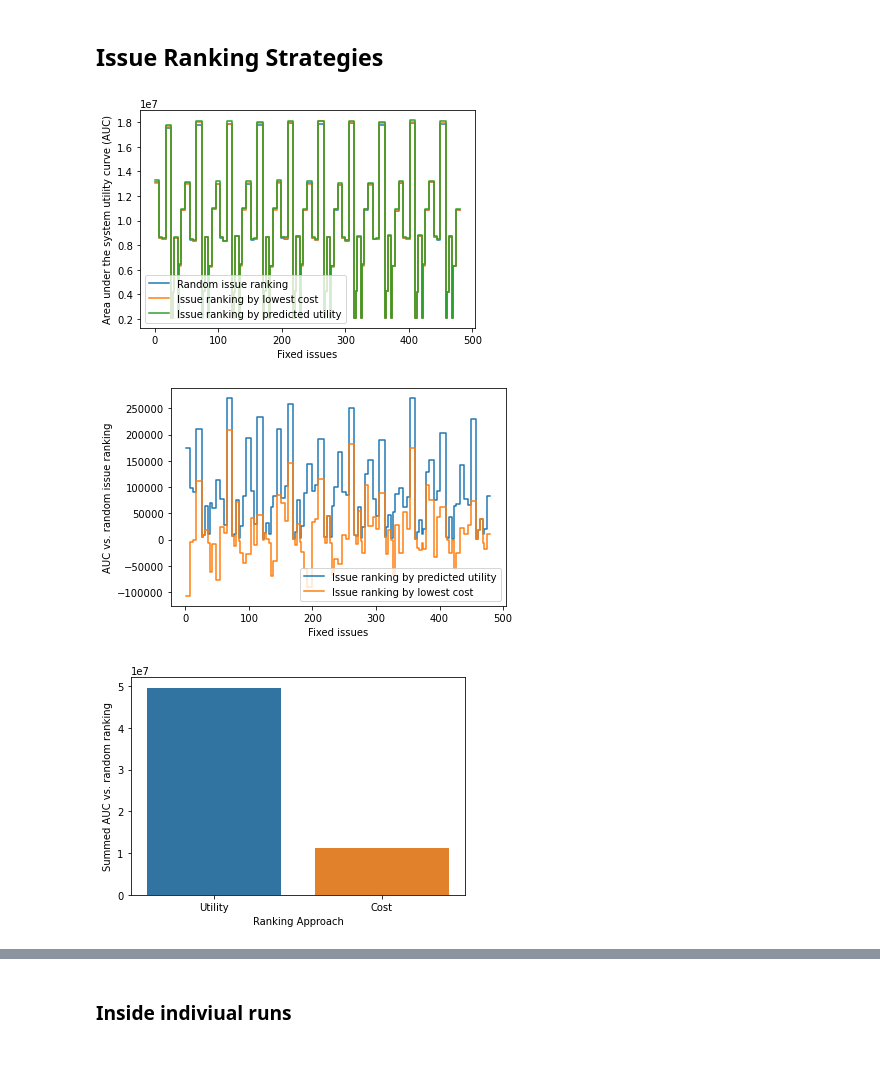
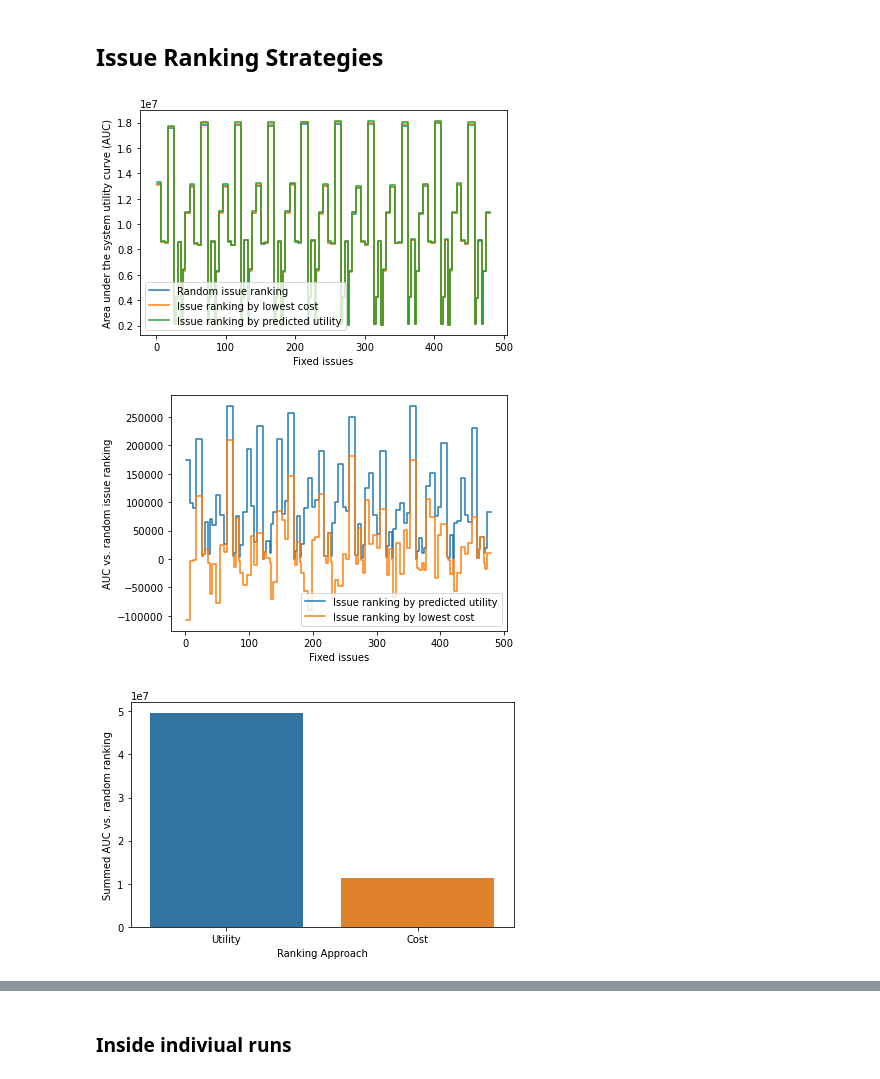
Before and after one commit to Phimanu/MachineLearningControl, a Jupyter notebook: mrubis_controller/performance_plots.ipynb, the cells around one changed output, grey strips where cells are left out. Cells and saved outputs as stored; diff of their text form; code cells hidden in the pictures.

Commit message:
Fix some bugs in plots

```diff
--- a/mrubis_controller/performance_plots.ipynb
+++ b/mrubis_controller/performance_plots.ipynb
@@ -19,9 +19,6 @@ highest_cost_df = pd.read_csv(controller_output / '100_runs_highest_utility.csv'
 random_cost_dfs = []
 for random_run in controller_output.glob('100_runs_random_utility*.csv'):
     random_cost_dfs.append(pd.read_csv(random_run))
-# %%
-for df in [lowest_cost_df, highest_cost_df, random_cost_df]:
-    df.loc[~df['predicted_optimal_utility'].isna(), 'rule_costs'] = df.loc[~df['predicted_optimal_utility'].isna(), 'rule_costs'].apply(literal_eval)
 # %% [markdown]
 ## Rule Picking Strategies (for choosing action per issue)
 # %%
@@ -91,20 +88,22 @@ for df in [low_u_estimates_df, low_c_estimates_df, low_r_estimates_df]:
 # %%
 fig, ax = plt.subplots()#figsize=(10,5))
 sns.lineplot(x='fixed_issues', y='auc', data=low_r_estimates_df, ax=ax, ci=None, label='Random issue ranking', drawstyle='steps')
 sns.lineplot(x='fixed_issues', y='auc', data=low_c_estimates_df, ax=ax, ci=None, label='Issue ranking by lowest cost', drawstyle='steps')
 sns.lineplot(x='fixed_issues', y='auc', data=low_u_estimates_df, ax=ax, ci=None, label='Issue ranking by predicted utility', drawstyle='steps')
 ax.set(xlabel='Fixed issues', ylabel='Area under the system utility curve (AUC)');
+fig.tight_layout()
 fig.savefig(controller_output / 'auc_over_runs.png', dpi=300)
 # %% [output]
-[figure, old version]
+[figure, new version]
 # %%
 fig, ax = plt.subplots()#figsize=(10,5))
 sns.lineplot(x='fixed_issues', y='auc_vs_random', data=low_u_estimates_df, ax=ax, ci=None, label='Issue ranking by predicted utility', drawstyle='steps')
 sns.lineplot(x='fixed_issues', y='auc_vs_random', data=low_c_estimates_df, ax=ax, ci=None, label='Issue ranking by lowest cost', drawstyle='steps')
 ax.set(xlabel='Fixed issues', ylabel='AUC vs. random issue ranking');
+fig.tight_layout()
 fig.savefig(controller_output / 'auc_comp_over_runs.png', dpi=300)
 # %% [output]
-[figure, old version]
+[figure, new version]
 # %%
 total_auc_utility = low_u_estimates_df['auc_vs_random'].sum()
 total_auc_cost = low_c_estimates_df['auc_vs_random'].sum()
@@ -116,9 +115,10 @@ sns.barplot(
     y='Summed AUC vs. random ranking',
     ax=ax
 )
+fig.tight_layout()
 fig.savefig(controller_output / 'auc_comp_barplot.png', dpi=300)
 # %% [output]
-[figure, old version]
+[figure, new version]
 # %%
 fig, ax = plt.subplots()#figsize=(10,5))
 sns.lineplot(data=low_c_estimates_df, x='fixed_issues', y='util_vs_random', label='Cost', ax=ax)
```
Also changed, not shown: parts of 7 cells of this notebook.
